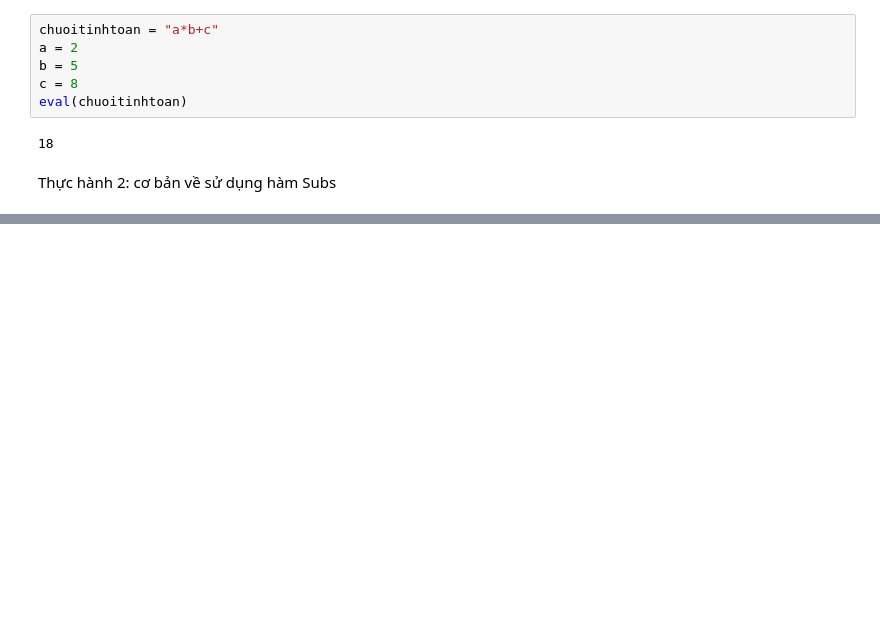
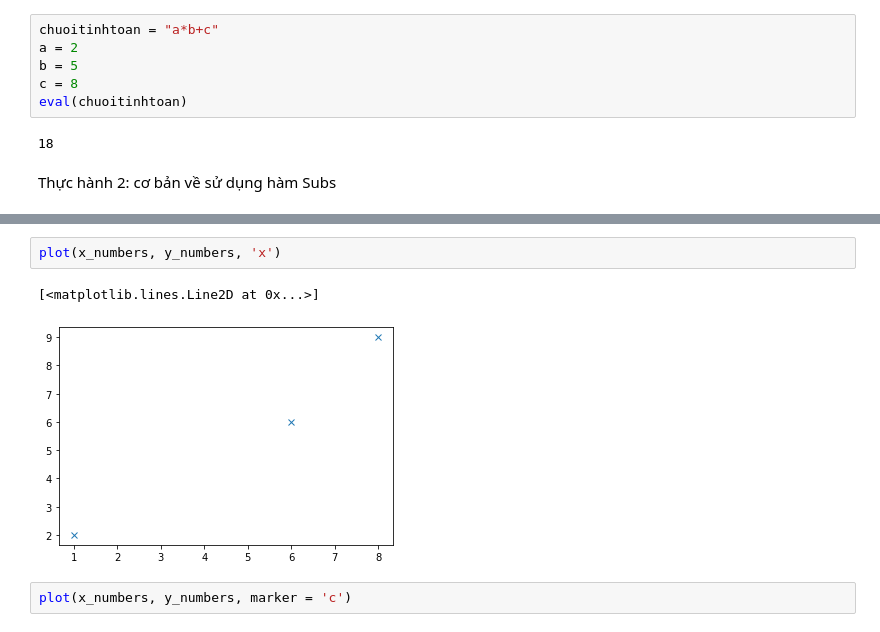
Before and after one commit to VuHoangAnh03/python, a Jupyter notebook: Chương_2.ipynb, the cells around one changed output, grey strips where cells are left out. Cells and saved outputs as stored; diff of their text form; blank space fills up the shorter version.

```diff
--- a/Chương_2.ipynb
+++ b/Chương_2.ipynb
@@ -23,0 +101,7 @@ NameError: ignored
+# %%
+plot(x_numbers, y_numbers, 'x')
+# %% [output]
+[<matplotlib.lines.Line2D at 0x...>]
+[figure, added]
+# %%
+plot(x_numbers, y_numbers, marker = 'c')
```
Also changed, not shown: parts of 32 cells of this notebook.
